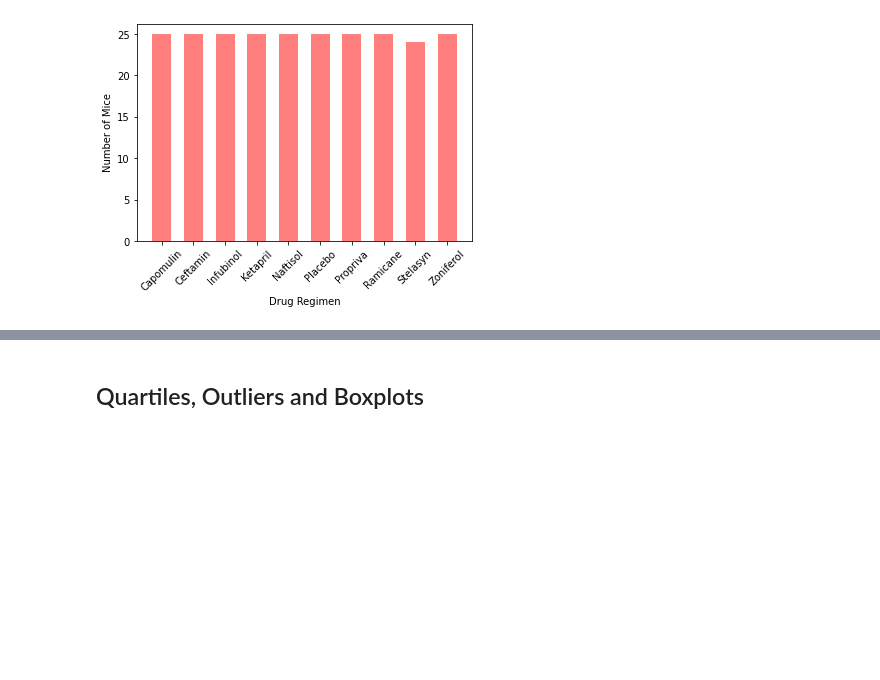
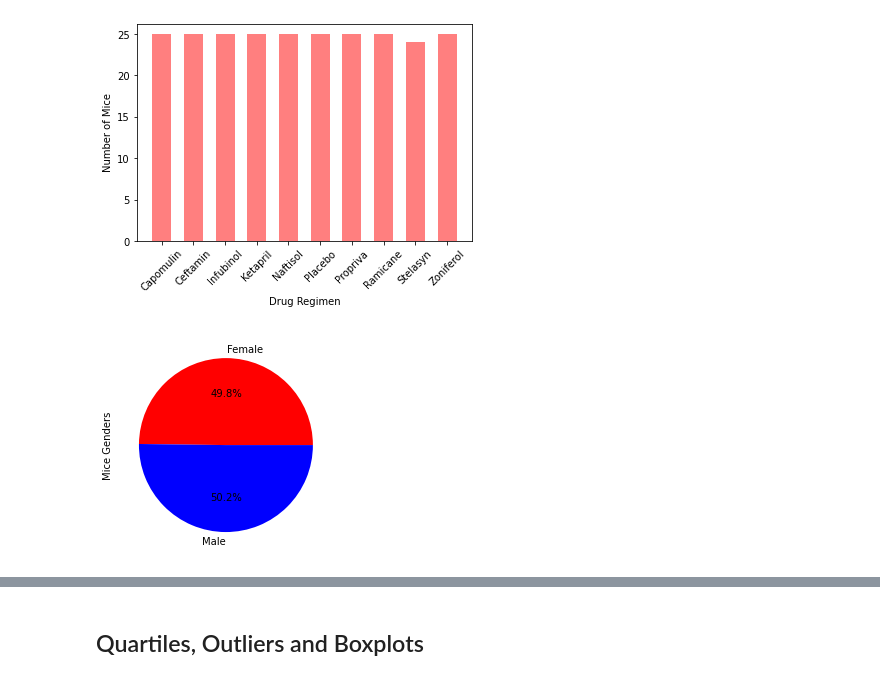
Before and after one commit to AustinRCole/Maplotlib-challenge, a Jupyter notebook: pymaceuticals_starter.ipynb, the cells around one changed output, grey strips where cells are left out. Drawn from its saved outputs; the diff is of its cells as text; code cells hidden in the pictures; blank space fills up the shorter version.

Commit message:
completion of remaining charts and observations

```diff
--- a/pymaceuticals_starter.ipynb
+++ b/pymaceuticals_starter.ipynb
@@ -140,4 +155,14 @@ plt.ylabel('Number of Mice')
 plt.show()
 # %% [output]
 [figure]
+# %%
+# Generate a pie plot showing the distribution of female versus male mice using pandas
+gender_count = clean_mouse.groupby('Sex')['Mouse ID'].nunique()
+gender_countdf = pd.DataFrame(gender_count)
+gender_countdf = gender_countdf.rename(columns={'Mouse ID':'Mice Genders'})
+gender_piepd = gender_countdf.plot(kind='pie',y='Mice Genders',colors=['red','blue'],autopct='%1.1f%%',legend=False)
+gender_piepd
+plt.show()
+# %% [output]
+[figure, added]
 # %%
```
Also changed, not shown: parts of 14 cells of this notebook.
